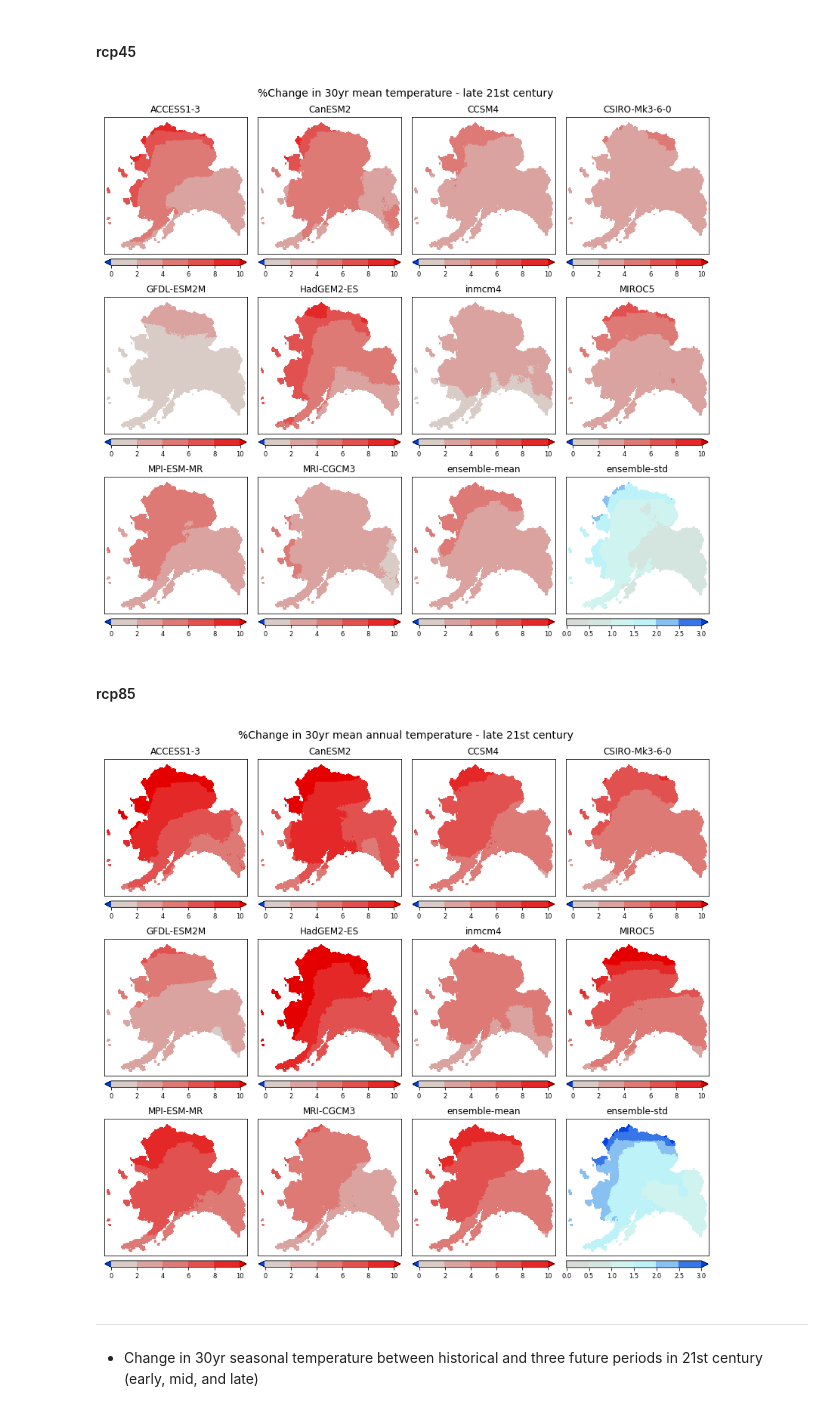
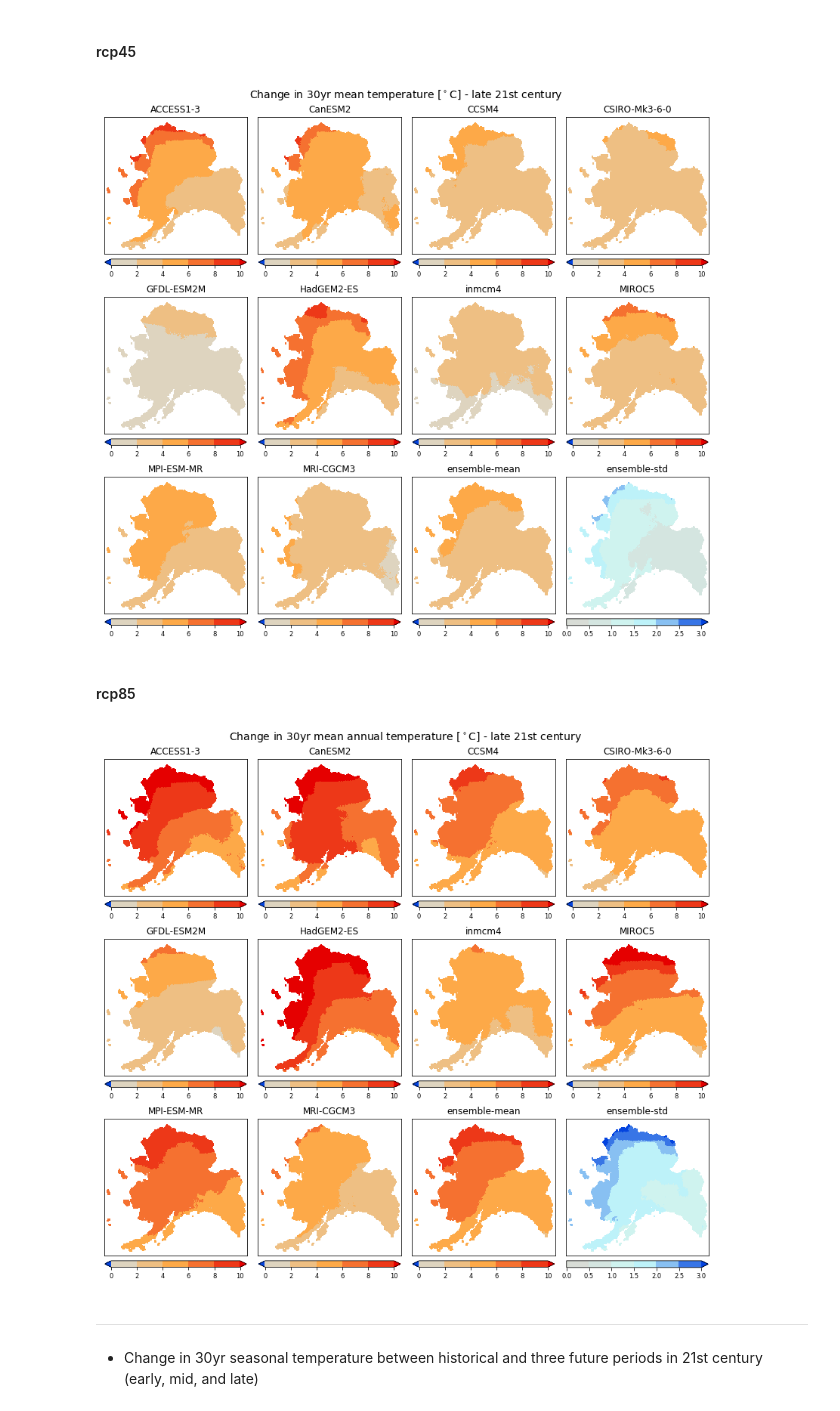
Before and after one commit to nmizukami/cmip5_oconus_analysis, a Jupyter notebook: notebooks/NB-AK3_plot_map_climate_change_met.ipynb, the cells around one changed output. Saved outputs shown, nothing was run; the diff lists cells and outputs as text; code cells hidden in the pictures.

```diff
--- a/notebooks/NB-AK3_plot_map_climate_change_met.ipynb
+++ b/notebooks/NB-AK3_plot_map_climate_change_met.ipynb
@@ -147,16 +147,18 @@ cmap = mpl.colors.ListedColormap(cmap, name='myColorMap', N=cmap.shape[0])
 cmap_change_tmean = LinearSegmentedColormap.from_list('custom1',
                                              [(0,    'xkcd:blue'),
                                               (0.10, 'xkcd:light grey'),
+                                              (0.5,  'xkcd:light orange'),
                                               (1,    'xkcd:red')], N=256)
 
 cmap_change_tseason = LinearSegmentedColormap.from_list('custom1',
                                               [(0,    'xkcd:blue'),
                                               (0.10, 'xkcd:light grey'),
+                                              (0.5,  'xkcd:light orange'),
                                               (1,    'xkcd:red')], N=256)
 
 cmap_change_dtr = LinearSegmentedColormap.from_list('custom2',
                                              [(0,    'xkcd:blue'),
-                                              (0.5, 'xkcd:light grey'),
+                                              (0.5,  'xkcd:light grey'),
                                               (1,    'xkcd:red')], N=256)
 # %% [markdown]
 ------------
@@ -279,44 +281,44 @@ for ix, gcm in enumerate(gcms+['ensemble-mean','ensemble-std']):
     axes[row, col].set_title(gcm, fontsize=12)
 
 #plt.tight_layout()
-fig.suptitle('%Change in 30yr mean temperature - late 21st century', fontsize=14, y=0.985)
+fig.suptitle('Change in 30yr mean temperature [$^\circ$C] - late 21st century', fontsize=14, y=0.985)
 if figSave:
     plt.savefig(f'NB-AK3_Fig4_annual_mean_temperature_late_{var}_rcp45.png', dpi=300)
 # %% [output]
-[figure, old version]
+[figure, new version]
 # %% [markdown]
 #### rcp85
 # %%
 var="tmean"
 
 cm = {'mean': cmap_change_tmean,
       'std' : custom_div_cmap(numcolors=16, mincol='xkcd:light grey', midcol='xkcd:light light blue', maxcol='xkcd:blue')}
 
 style_kwargs = {'add_labels': False, 'xticks':[], 'yticks':[], 'cbar_kwargs': {"orientation":"horizontal", "shrink":0.990, "pad":0.03}}
 
 kwargs = {'mean': {'levels': 6, 'vmin':0, 'vmax':10, 'cmap':cm['mean'], 'extend':'both', **style_kwargs},
           'std':  {'levels': 7, 'vmin':0, 'vmax':3,  'cmap':cm['std'],  'extend':'max',  **style_kwargs}}
 
 fig, axes = plt.subplots(nrows=3, ncols=4, sharex=True, sharey=True, figsize=(11.375, 10.5))  # used to be figsize=(14,11)
 
 plt.subplots_adjust(left=0.0125, bottom=0.0125, right=0.99, top=0.935, hspace=0.075, wspace=0.075)
 
 for ix, gcm in enumerate(gcms+['ensemble-mean','ensemble-std']):
     row = ix // 4
     col = ix % 4
     if ix < 10:
         rcp85_ann_tair_30yr_diff['late'][var].sel(gcm=gcm).plot.pcolormesh(ax=axes[row, col], **kwargs['mean'])
     elif ix == 10:
         rcp85_ann_tair_30yr_diff['late'].mean(dim='gcm')[var].plot.pcolormesh(ax=axes[row, col], **kwargs['mean'])
     elif ix == 11:
         rcp85_ann_tair_30yr_diff['late'].std(dim='gcm')[var].plot.pcolormesh(ax=axes[row, col], **kwargs['std'])
     axes[row, col].set_title(gcm, fontsize=12)
 
-fig.suptitle('%Change in 30yr mean annual temperature - late 21st century', fontsize=14, y=0.985)
+fig.suptitle('Change in 30yr mean annual temperature [$^\circ$C] - late 21st century', fontsize=14, y=0.985)
 if figSave:
     plt.savefig(f'NB-AK3_Fig5_annual_mean_temperature_late_{var}_rcp85.png', dpi=300)
 # %% [output]
-[figure, old version]
+[figure, new version]
 # %% [markdown]
 ------------
  - Change in 30yr seasonal temperature between historical and three future periods in 21st century (early, mid, and late)
```
Also changed, not shown: parts of 5 cells of this notebook.
